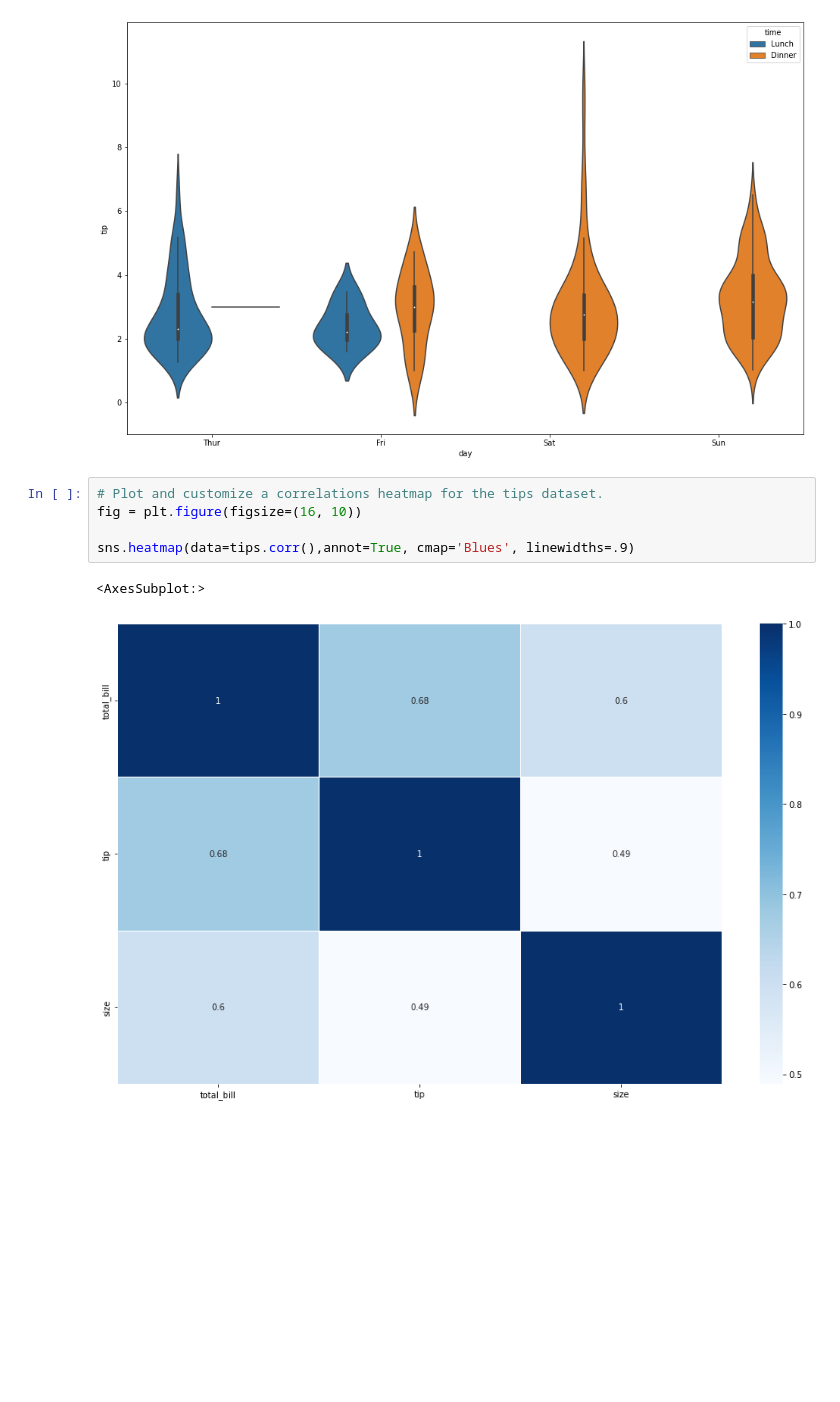
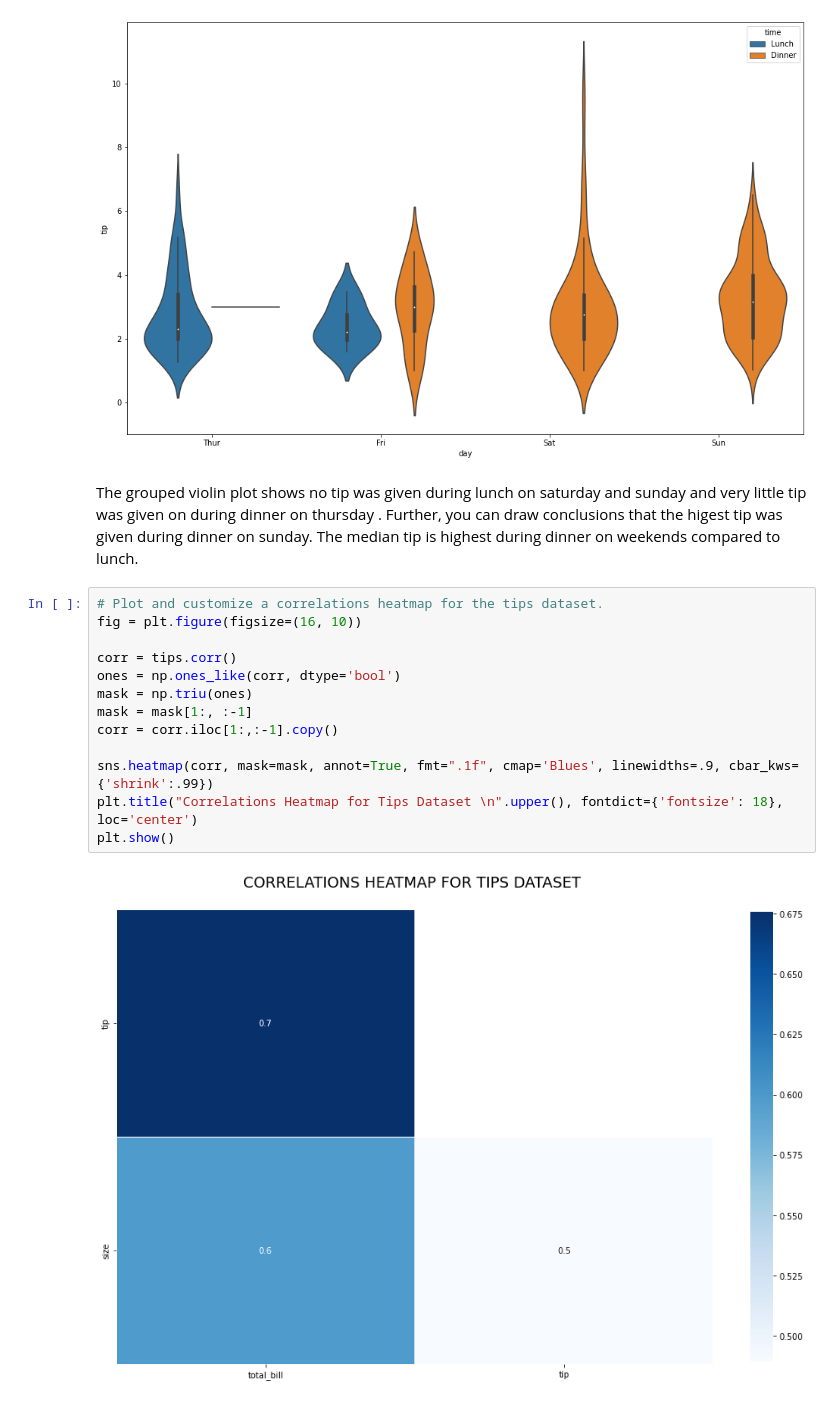
Before and after one commit to Beentha/stutern, a Jupyter notebook: module8assignment2.ipynb, the cells around one changed output. Cells and saved outputs as stored; diff of their text form; blank space fills up the shorter version.

```diff
--- a/module8assignment2.ipynb
+++ b/module8assignment2.ipynb
@@ -60,11 +76,20 @@ sns.violinplot(x="day", y="tip", hue="time", data=tips)
 # %% [output]
 <AxesSubplot:xlabel='day', ylabel='tip'>
 [figure]
+# %% [markdown]
+The grouped violin plot shows no tip was given during lunch on saturday and sunday and very little tip was given on during dinner on thursday . Further, you can draw conclusions that the higest tip was given during dinner on sunday. The median tip is highest during dinner on weekends compared to lunch.
 # %%
 # Plot and customize a correlations heatmap for the tips dataset.
 fig = plt.figure(figsize=(16, 10))
 
-sns.heatmap(data=tips.corr(),annot=True, cmap='Blues', linewidths=.9)
+corr = tips.corr()
+ones = np.ones_like(corr, dtype='bool')
+mask = np.triu(ones)
+mask = mask[1:, :-1]
+corr = corr.iloc[1:,:-1].copy()
+
+sns.heatmap(corr, mask=mask, annot=True, fmt=".1f", cmap='Blues', linewidths=.9, cbar_kws={'shrink':.99})
+plt.title("Correlations Heatmap for Tips Dataset \n".upper(), fontdict={'fontsize': 18}, loc='center')
+plt.show()
 # %% [output]
-<AxesSubplot:>
-[figure, old version]
+[figure, new version]
```
Also changed, not shown: parts of 9 cells of this notebook.
